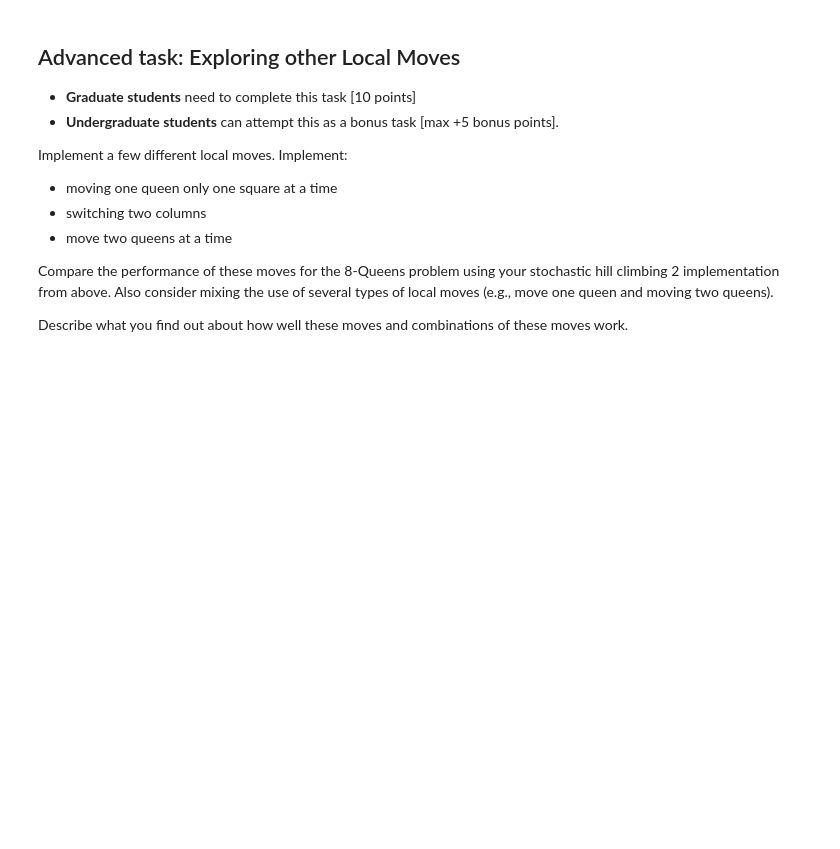
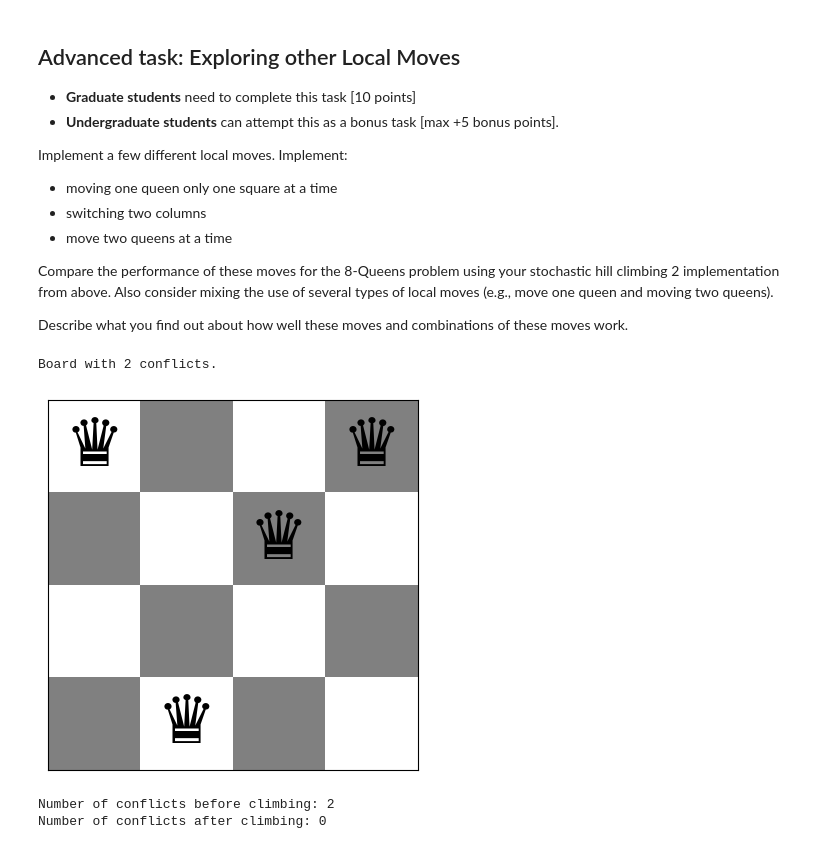
Before and after one commit to JamocaVisions/CodeCursor, a Jupyter notebook: Local_Search/n_queens.ipynb, the cells around one changed output. Drawn from its saved outputs; the diff is of its cells as text; code cells hidden in the pictures; blank space fills up the shorter version.

```diff
--- a/Local_Search/n_queens.ipynb
+++ b/Local_Search/n_queens.ipynb
@@ -461,0 +471,29 @@ Describe what you find out about how well these moves and combinations of these
+# %%
+def move_one_queen(board):
+  col = random.randint(0,len(board)-1)
+  row = board[col]
+  new_board = list(board)
+  new_board[col] = row
+  p_moves = [row+1,row-1]
+  moves = [x for x in p_moves if x >= 0 and x < len(board)]
+  if len(moves) > 0:
+    new_board[col] = moves[random.randint(0,len(moves)-1)]
+  return new_board
+
+def hill_climbing_one_queen(board):
+  current = board
+  while conflicts_jit(current):
+    neighbor = move_one_queen(current)
+    current = neighbor
+  return current
+
+board = random_board(4)
+show_board(board)
+print(f"Number of conflicts before climbing: {conflicts_jit(board)}")
+board = hill_climbing_one_queen(board)
+print(f"Number of conflicts after climbing: {conflicts_jit(board)}")
+# %% [output]
+Board with 2 conflicts.
+[figure, added]
+Number of conflicts before climbing: 2
+Number of conflicts after climbing: 0
```
Also changed, not shown: parts of 8 cells of this notebook.
